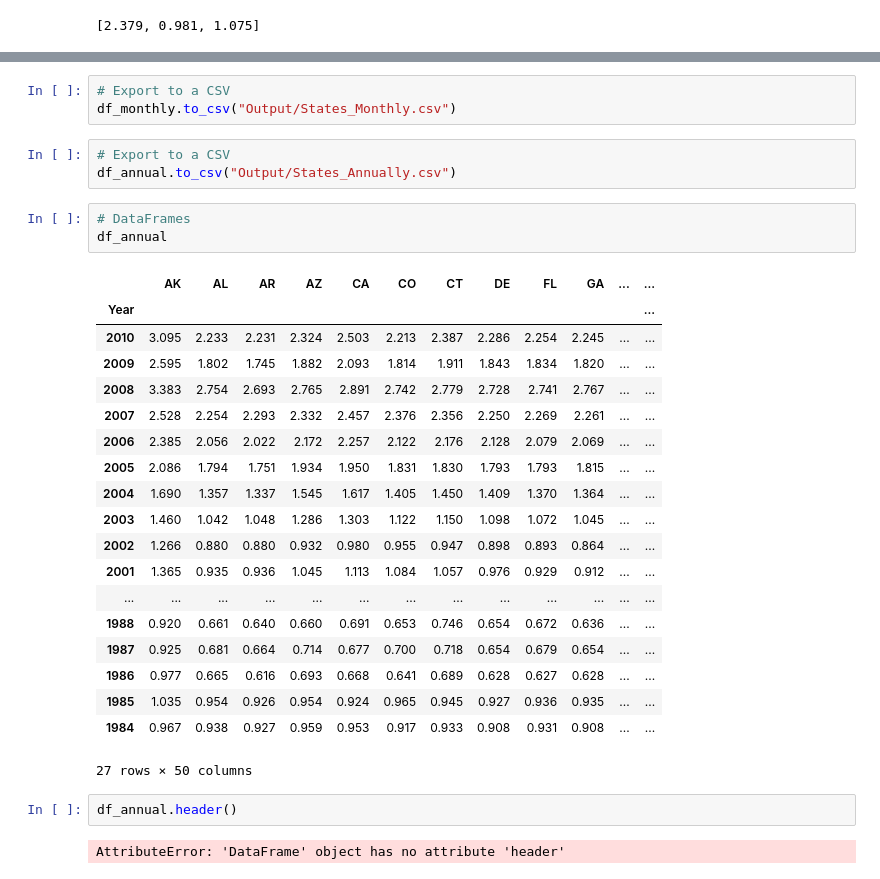
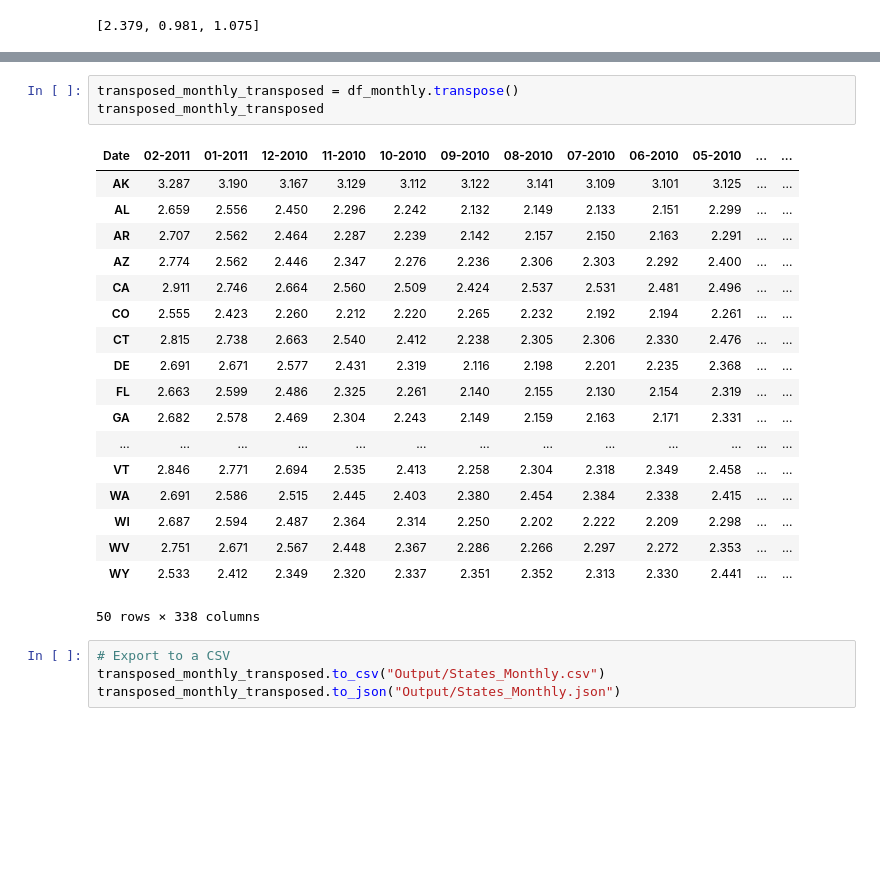
Before and after one commit to jzhao0626/Gas_Price_Analysis, a Jupyter notebook: States_Data_Retrieval.ipynb, the cells around one changed output, grey strips where cells are left out. Saved outputs shown, nothing was run; the diff lists cells and outputs as text; blank space fills up the shorter version.

```diff
--- a/States_Data_Retrieval.ipynb
+++ b/States_Data_Retrieval.ipynb
@@ -115,33 +159,26 @@ df_monthly.index.rename('Date', inplace = True)
+# %%
+transposed_monthly_transposed = df_monthly.transpose()
+transposed_monthly_transposed
+# %% [output]
+| Date | 02-2011 | 01-2011 | 12-2010 | 11-2010 | 10-2010 | 09-2010 | 08-2010 | 07-2010 | 06-2010 | 05-2010 | ... | ... |
+| AK | 3.287 | 3.190 | 3.167 | 3.129 | 3.112 | 3.122 | 3.141 | 3.109 | 3.101 | 3.125 | ... | ... |
+| AL | 2.659 | 2.556 | 2.450 | 2.296 | 2.242 | 2.132 | 2.149 | 2.133 | 2.151 | 2.299 | ... | ... |
+| AR | 2.707 | 2.562 | 2.464 | 2.287 | 2.239 | 2.142 | 2.157 | 2.150 | 2.163 | 2.291 | ... | ... |
+| AZ | 2.774 | 2.562 | 2.446 | 2.347 | 2.276 | 2.236 | 2.306 | 2.303 | 2.292 | 2.400 | ... | ... |
+| CA | 2.911 | 2.746 | 2.664 | 2.560 | 2.509 | 2.424 | 2.537 | 2.531 | 2.481 | 2.496 | ... | ... |
+| CO | 2.555 | 2.423 | 2.260 | 2.212 | 2.220 | 2.265 | 2.232 | 2.192 | 2.194 | 2.261 | ... | ... |
+| CT | 2.815 | 2.738 | 2.663 | 2.540 | 2.412 | 2.238 | 2.305 | 2.306 | 2.330 | 2.476 | ... | ... |
+| DE | 2.691 | 2.671 | 2.577 | 2.431 | 2.319 | 2.116 | 2.198 | 2.201 | 2.235 | 2.368 | ... | ... |
+| FL | 2.663 | 2.599 | 2.486 | 2.325 | 2.261 | 2.140 | 2.155 | 2.130 | 2.154 | 2.319 | ... | ... |
+| GA | 2.682 | 2.578 | 2.469 | 2.304 | 2.243 | 2.149 | 2.159 | 2.163 | 2.171 | 2.331 | ... | ... |
+| ... | ... | ... | ... | ... | ... | ... | ... | ... | ... | ... | ... | ... |
+| VT | 2.846 | 2.771 | 2.694 | 2.535 | 2.413 | 2.258 | 2.304 | 2.318 | 2.349 | 2.458 | ... | ... |
+| WA | 2.691 | 2.586 | 2.515 | 2.445 | 2.403 | 2.380 | 2.454 | 2.384 | 2.338 | 2.415 | ... | ... |
+| WI | 2.687 | 2.594 | 2.487 | 2.364 | 2.314 | 2.250 | 2.202 | 2.222 | 2.209 | 2.298 | ... | ... |
+| WV | 2.751 | 2.671 | 2.567 | 2.448 | 2.367 | 2.286 | 2.266 | 2.297 | 2.272 | 2.353 | ... | ... |
+| WY | 2.533 | 2.412 | 2.349 | 2.320 | 2.337 | 2.351 | 2.352 | 2.313 | 2.330 | 2.441 | ... | ... |
+50 rows × 338 columns
 # %%
 # Export to a CSV
-df_monthly.to_csv("Output/States_Monthly.csv")
+transposed_monthly_transposed.to_csv("Output/States_Monthly.csv")
+transposed_monthly_transposed.to_json("Output/States_Monthly.json")
-# %%
-# Export to a CSV
-df_annual.to_csv("Output/States_Annually.csv")
-# %%
-# DataFrames
-df_annual
-# %% [output]
-|  | AK | AL | AR | AZ | CA | CO | CT | DE | FL | GA | ... | ... |
-| Year |  |  |  |  |  |  |  |  |  |  |  | ... |
-| 2010 | 3.095 | 2.233 | 2.231 | 2.324 | 2.503 | 2.213 | 2.387 | 2.286 | 2.254 | 2.245 | ... | ... |
-| 2009 | 2.595 | 1.802 | 1.745 | 1.882 | 2.093 | 1.814 | 1.911 | 1.843 | 1.834 | 1.820 | ... | ... |
-| 2008 | 3.383 | 2.754 | 2.693 | 2.765 | 2.891 | 2.742 | 2.779 | 2.728 | 2.741 | 2.767 | ... | ... |
-| 2007 | 2.528 | 2.254 | 2.293 | 2.332 | 2.457 | 2.376 | 2.356 | 2.250 | 2.269 | 2.261 | ... | ... |
-| 2006 | 2.385 | 2.056 | 2.022 | 2.172 | 2.257 | 2.122 | 2.176 | 2.128 | 2.079 | 2.069 | ... | ... |
-| 2005 | 2.086 | 1.794 | 1.751 | 1.934 | 1.950 | 1.831 | 1.830 | 1.793 | 1.793 | 1.815 | ... | ... |
-| 2004 | 1.690 | 1.357 | 1.337 | 1.545 | 1.617 | 1.405 | 1.450 | 1.409 | 1.370 | 1.364 | ... | ... |
-| 2003 | 1.460 | 1.042 | 1.048 | 1.286 | 1.303 | 1.122 | 1.150 | 1.098 | 1.072 | 1.045 | ... | ... |
-| 2002 | 1.266 | 0.880 | 0.880 | 0.932 | 0.980 | 0.955 | 0.947 | 0.898 | 0.893 | 0.864 | ... | ... |
-| 2001 | 1.365 | 0.935 | 0.936 | 1.045 | 1.113 | 1.084 | 1.057 | 0.976 | 0.929 | 0.912 | ... | ... |
-| ... | ... | ... | ... | ... | ... | ... | ... | ... | ... | ... | ... | ... |
-| 1988 | 0.920 | 0.661 | 0.640 | 0.660 | 0.691 | 0.653 | 0.746 | 0.654 | 0.672 | 0.636 | ... | ... |
-| 1987 | 0.925 | 0.681 | 0.664 | 0.714 | 0.677 | 0.700 | 0.718 | 0.654 | 0.679 | 0.654 | ... | ... |
-| 1986 | 0.977 | 0.665 | 0.616 | 0.693 | 0.668 | 0.641 | 0.689 | 0.628 | 0.627 | 0.628 | ... | ... |
-| 1985 | 1.035 | 0.954 | 0.926 | 0.954 | 0.924 | 0.965 | 0.945 | 0.927 | 0.936 | 0.935 | ... | ... |
-| 1984 | 0.967 | 0.938 | 0.927 | 0.959 | 0.953 | 0.917 | 0.933 | 0.908 | 0.931 | 0.908 | ... | ... |
-27 rows × 50 columns
-# %%
-df_annual.header()
-# %% [output]
-AttributeError: 'DataFrame' object has no attribute 'header'
```
Also changed, not shown: parts of 16 cells of this notebook, 11 other files.
